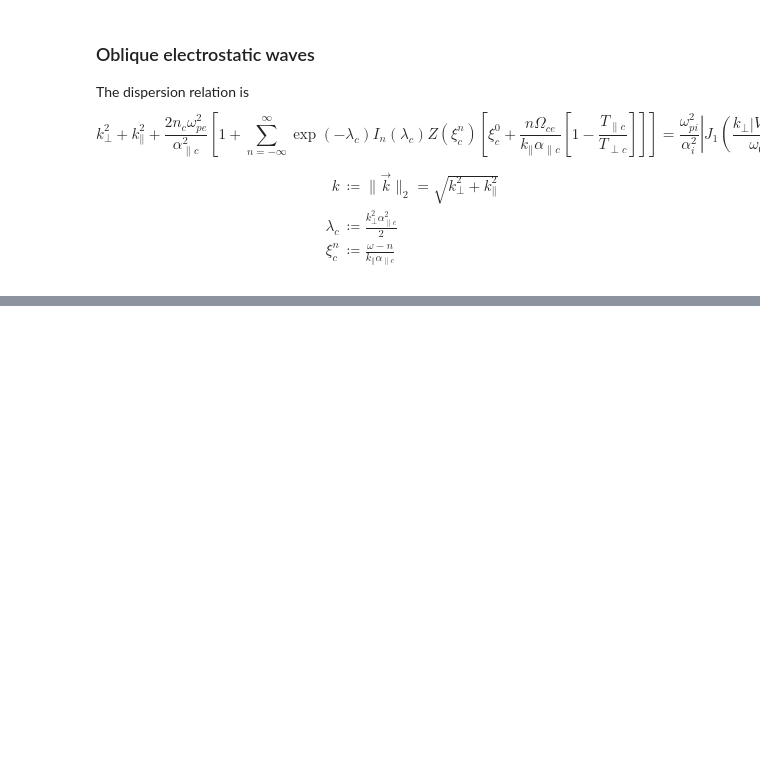
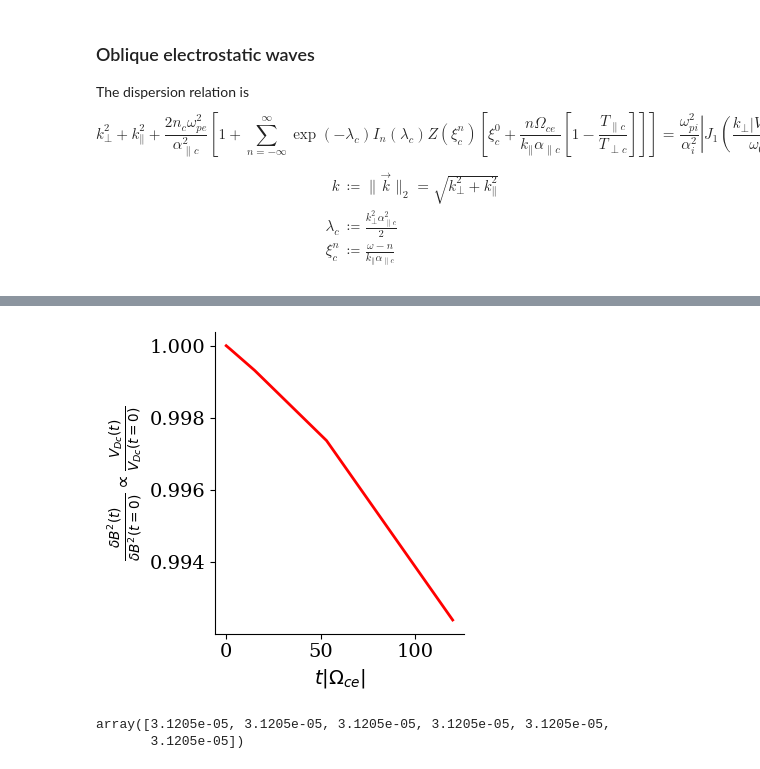
Before and after one commit to opaliss/QLT_whistler, a Jupyter notebook: 2021_pop_electrostatic_oblique_QLT.ipynb, the cells around one changed output, grey strips where cells are left out. Cells and saved outputs as stored; diff of their text form; code cells hidden in the pictures; blank space fills up the shorter version.

```diff
--- a/2021_pop_electrostatic_oblique_QLT.ipynb
+++ b/2021_pop_electrostatic_oblique_QLT.ipynb
@@ -217,0 +140,18 @@ k|_ 5.0
+# %%
+fig, ax = plt.subplots(figsize=(4, 4))
+ax.plot(result.t, result.y[4, :]/result.y[4, 0], color="red", linewidth=2)
+
+ax.set_xlabel("$t|\Omega_{ce}|$")
+ax.set_ylabel(r"$\frac{\delta B^2(t)}{\delta B^2(t=0)} \propto \frac{V_{Dc}(t)}{V_{Dc}(t=0)}$")
+
+ax.spines['right'].set_visible(False)
+ax.spines['top'].set_visible(False)
+
+plt.tight_layout()
+# %% [output]
+[figure, added]
+# %%
+result.y[2, :]
+# %% [output]
+array([3.1205e-05, 3.1205e-05, 3.1205e-05, 3.1205e-05, 3.1205e-05,
+       3.1205e-05])
```
Also changed, not shown: parts of 16 cells of this notebook, 5 other files.
